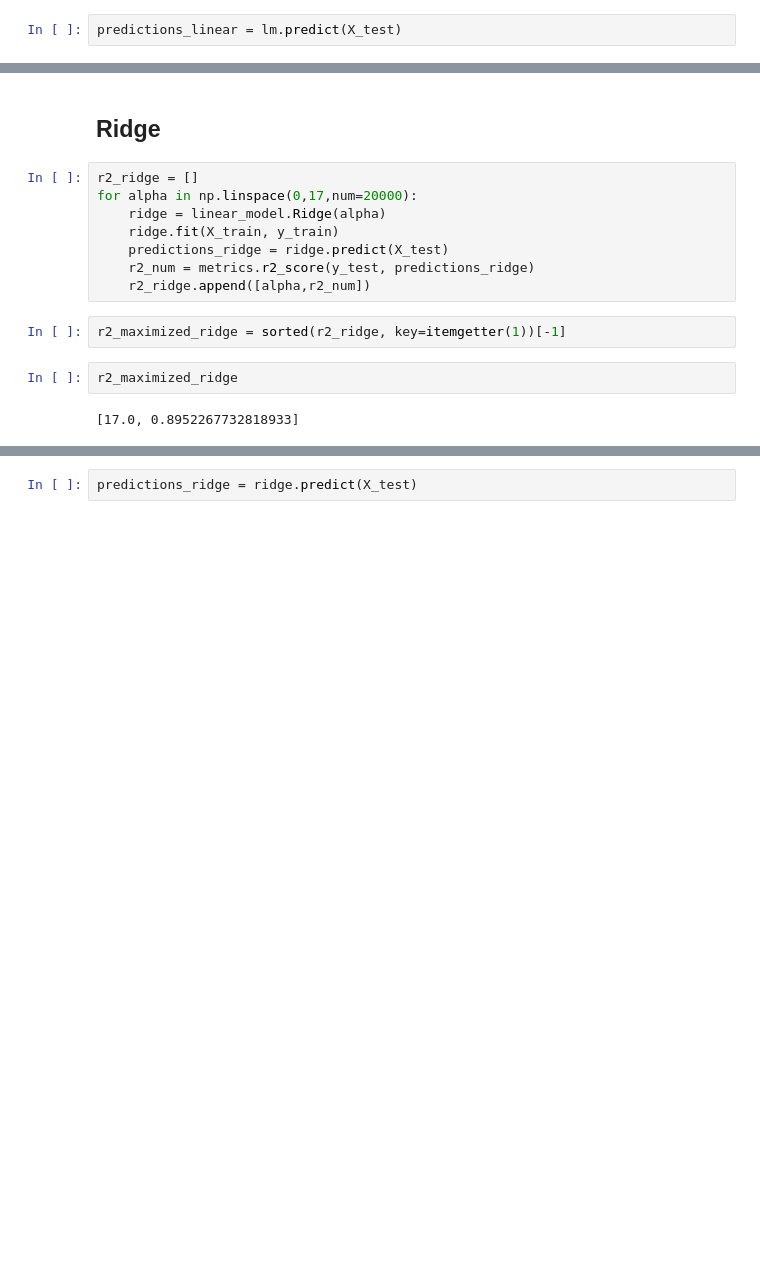
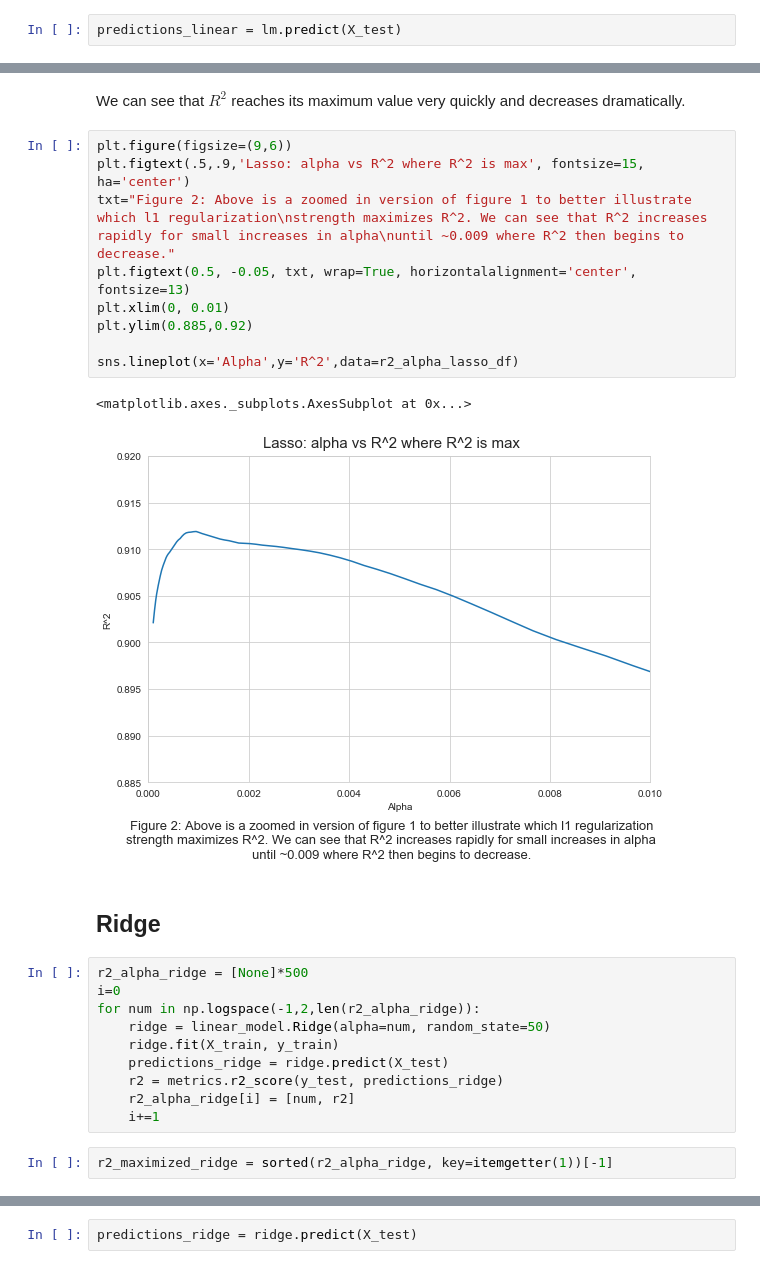
Before and after one commit to agrai1/Predicting-housing-prices, a Jupyter notebook: Housing data - ml stuff - 2.ipynb, the cells around one changed output, grey strips where cells are left out. Drawn from its saved outputs; the diff is of its cells as text; blank space fills up the shorter version.

```diff
--- a/Housing data - ml stuff - 2.ipynb
+++ b/Housing data - ml stuff - 2.ipynb
@@ -75,19 +91,31 @@ R^2 maximized where:
+# %% [markdown]
+We can see that $R^2$ reaches its maximum value very quickly and decreases dramatically.
+# %%
+plt.figure(figsize=(9,6))
+plt.figtext(.5,.9,'Lasso: alpha vs R^2 where R^2 is max', fontsize=15, ha='center')
+txt="Figure 2: Above is a zoomed in version of figure 1 to better illustrate which l1 regularization\nstrength maximizes R^2. We can see that R^2 increases rapidly for small increases in alpha\nuntil ~0.009 where R^2 then begins to decrease."
+plt.figtext(0.5, -0.05, txt, wrap=True, horizontalalignment='center', fontsize=13)
+plt.xlim(0, 0.01)
+plt.ylim(0.885,0.92)
+
+sns.lineplot(x='Alpha',y='R^2',data=r2_alpha_lasso_df)
+# %% [output]
+<matplotlib.axes._subplots.AxesSubplot at 0x...>
+[figure, added]
 # %% [markdown]
 ## Ridge
 # %%
-r2_ridge = []
-for alpha in np.linspace(0,17,num=20000):
-    ridge = linear_model.Ridge(alpha)
+r2_alpha_ridge = [None]*500
+i=0
+for num in np.logspace(-1,2,len(r2_alpha_ridge)):
+    ridge = linear_model.Ridge(alpha=num, random_state=50)
     ridge.fit(X_train, y_train)
     predictions_ridge = ridge.predict(X_test)
-    r2_num = metrics.r2_score(y_test, predictions_ridge)
-    r2_ridge.append([alpha,r2_num])
+    r2 = metrics.r2_score(y_test, predictions_ridge)
+    r2_alpha_ridge[i] = [num, r2]
+    i+=1
 # %%
-r2_maximized_ridge = sorted(r2_ridge, key=itemgetter(1))[-1]
+r2_maximized_ridge = sorted(r2_alpha_ridge, key=itemgetter(1))[-1]
-# %%
-r2_maximized_ridge
-# %% [output]
-[17.0, 0.8952267732818933]
 # %%
 print("\nR^2 maximized where:\n    Alpha: {:.5f}\n    R^2: {:.5f}\n".format(r2_maximized_ridge[0], r2_maximized_ridge[1]))
 # %% [output]
```
Also changed, not shown: parts of 52 cells of this notebook.
